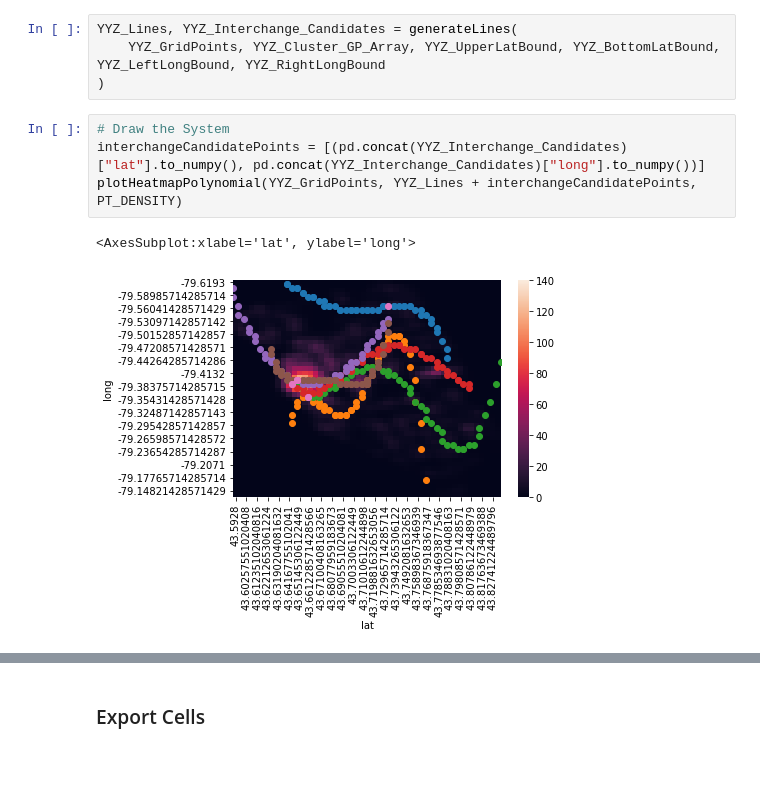
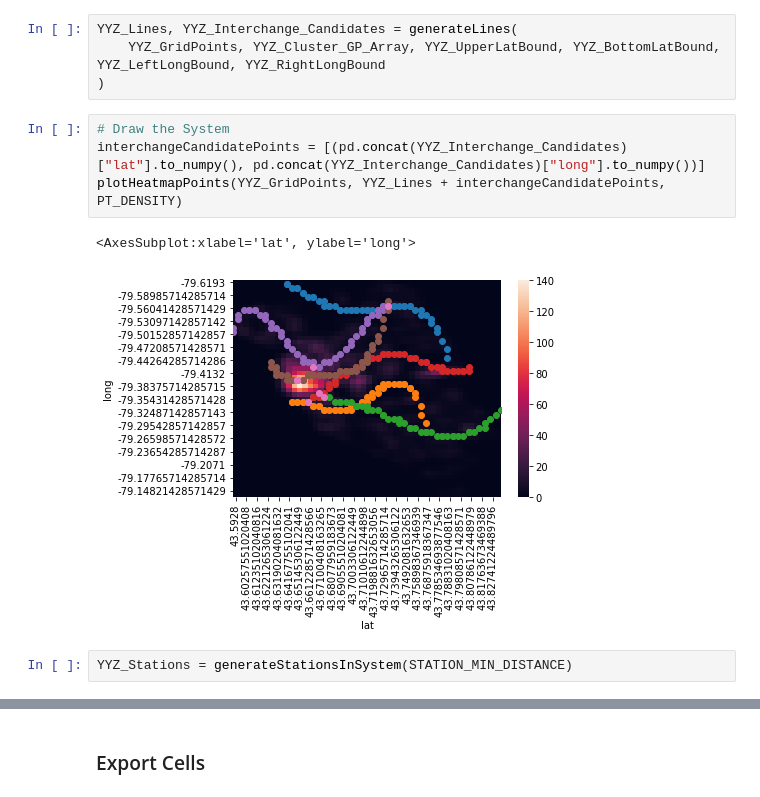
Before and after one commit to geotrieu/transit-ai, a Jupyter notebook: src/preprocessing.ipynb, the cells around one changed output, grey strips where cells are left out. Drawn from its saved outputs; the diff is of its cells as text; blank space fills up the shorter version.

Commit message:
Edited Station Generator to conform to refactoring

```diff
--- a/src/preprocessing.ipynb
+++ b/src/preprocessing.ipynb
@@ -132,7 +184,9 @@ YYZ_Lines, YYZ_Interchange_Candidates = generateLines(
 # %%
 # Draw the System
 interchangeCandidatePoints = [(pd.concat(YYZ_Interchange_Candidates)["lat"].to_numpy(), pd.concat(YYZ_Interchange_Candidates)["long"].to_numpy())]
-plotHeatmapPolynomial(YYZ_GridPoints, YYZ_Lines + interchangeCandidatePoints, PT_DENSITY)
+plotHeatmapPoints(YYZ_GridPoints, YYZ_Lines + interchangeCandidatePoints, PT_DENSITY)
 # %% [output]
 <AxesSubplot:xlabel='lat', ylabel='long'>
-[figure, old version]
+[figure, new version]
+# %%
+YYZ_Stations = generateStationsInSystem(STATION_MIN_DISTANCE)
```
Also changed, not shown: parts of 13 cells of this notebook, 3 other files.
